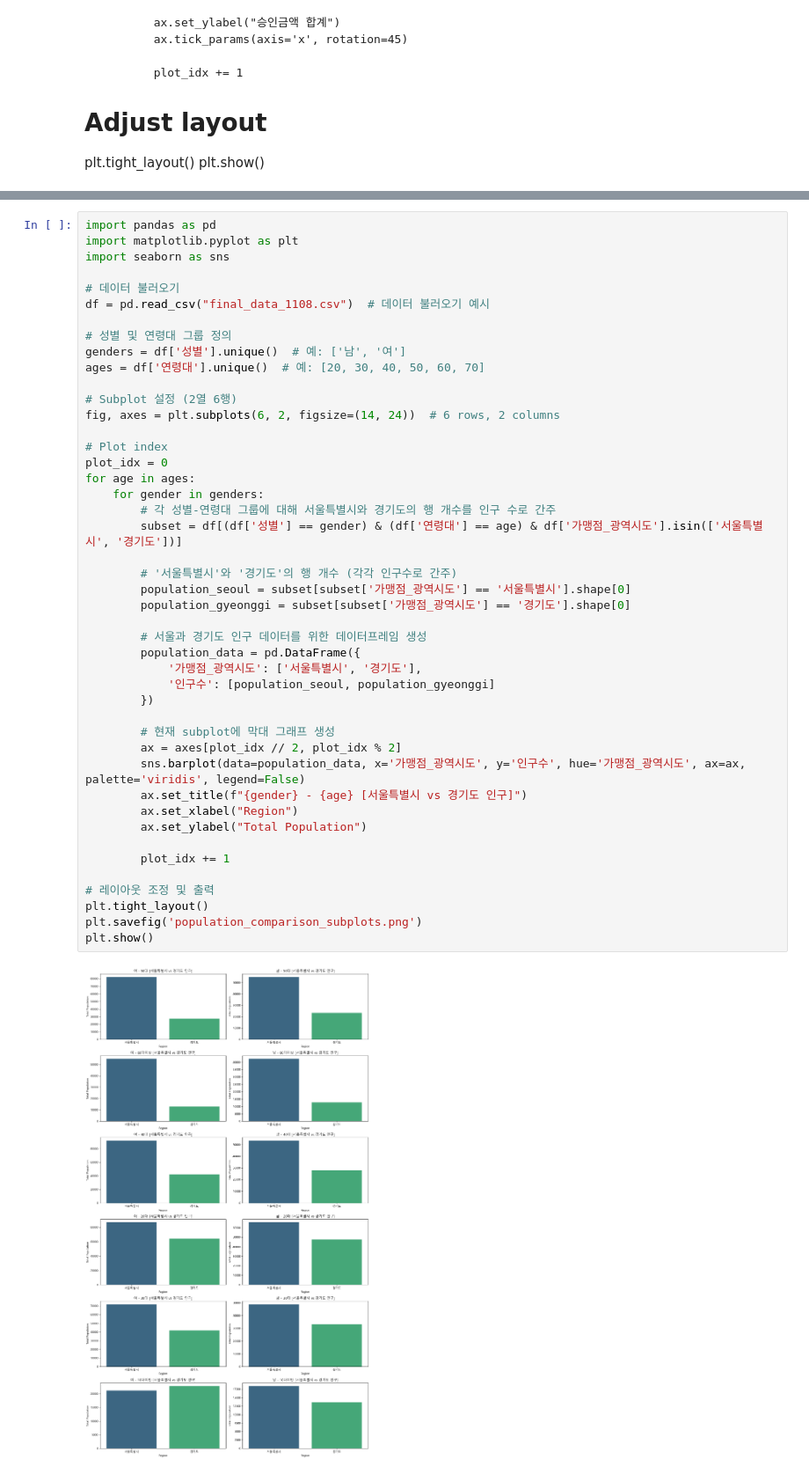
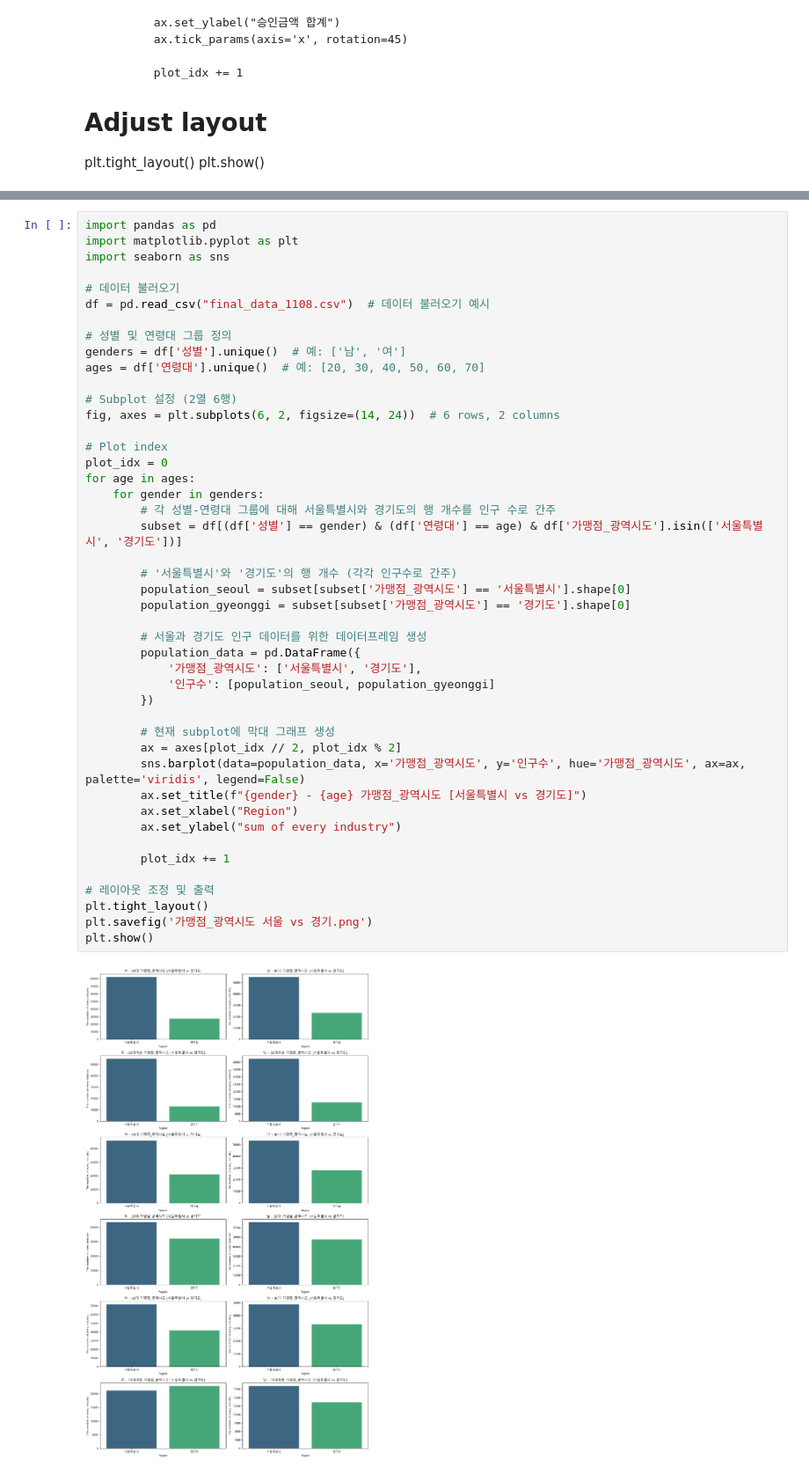
Before and after one commit to dwds186/alphaco_test, a Jupyter notebook: Project1/1108.ipynb, the cells around one changed output, grey strips where cells are left out. Shown at 88% size. Cells and saved outputs as stored; diff of their text form.

```diff
--- a/Project1/1108.ipynb
+++ b/Project1/1108.ipynb
@@ -316,34 +316,34 @@ ages = df['연령대'].unique()  # 예: [20, 30, 40, 50, 60, 70]
 fig, axes = plt.subplots(6, 2, figsize=(14, 24))  # 6 rows, 2 columns
 
 # Plot index
 plot_idx = 0
 for age in ages:
     for gender in genders:
         # 각 성별-연령대 그룹에 대해 서울특별시와 경기도의 행 개수를 인구 수로 간주
         subset = df[(df['성별'] == gender) & (df['연령대'] == age) & df['가맹점_광역시도'].isin(['서울특별시', '경기도'])]
 
         # '서울특별시'와 '경기도'의 행 개수 (각각 인구수로 간주)
         population_seoul = subset[subset['가맹점_광역시도'] == '서울특별시'].shape[0]
         population_gyeonggi = subset[subset['가맹점_광역시도'] == '경기도'].shape[0]
 
         # 서울과 경기도 인구 데이터를 위한 데이터프레임 생성
         population_data = pd.DataFrame({
             '가맹점_광역시도': ['서울특별시', '경기도'],
             '인구수': [population_seoul, population_gyeonggi]
         })
 
         # 현재 subplot에 막대 그래프 생성
         ax = axes[plot_idx // 2, plot_idx % 2]
         sns.barplot(data=population_data, x='가맹점_광역시도', y='인구수', hue='가맹점_광역시도', ax=ax, palette='viridis', legend=False)
-        ax.set_title(f"{gender} - {age} [서울특별시 vs 경기도 인구]")
+        ax.set_title(f"{gender} - {age} 가맹점_광역시도 [서울특별시 vs 경기도]")
         ax.set_xlabel("Region")
-        ax.set_ylabel("Total Population")
+        ax.set_ylabel("sum of every industry")
 
         plot_idx += 1
 
 # 레이아웃 조정 및 출력
 plt.tight_layout()
-plt.savefig('population_comparison_subplots.png')
+plt.savefig('가맹점_광역시도 서울 vs 경기.png')
 plt.show()
 # %% [output]
-[figure, old version]
+[figure, new version]
```
Also changed, not shown: parts of 3 cells of this notebook.
